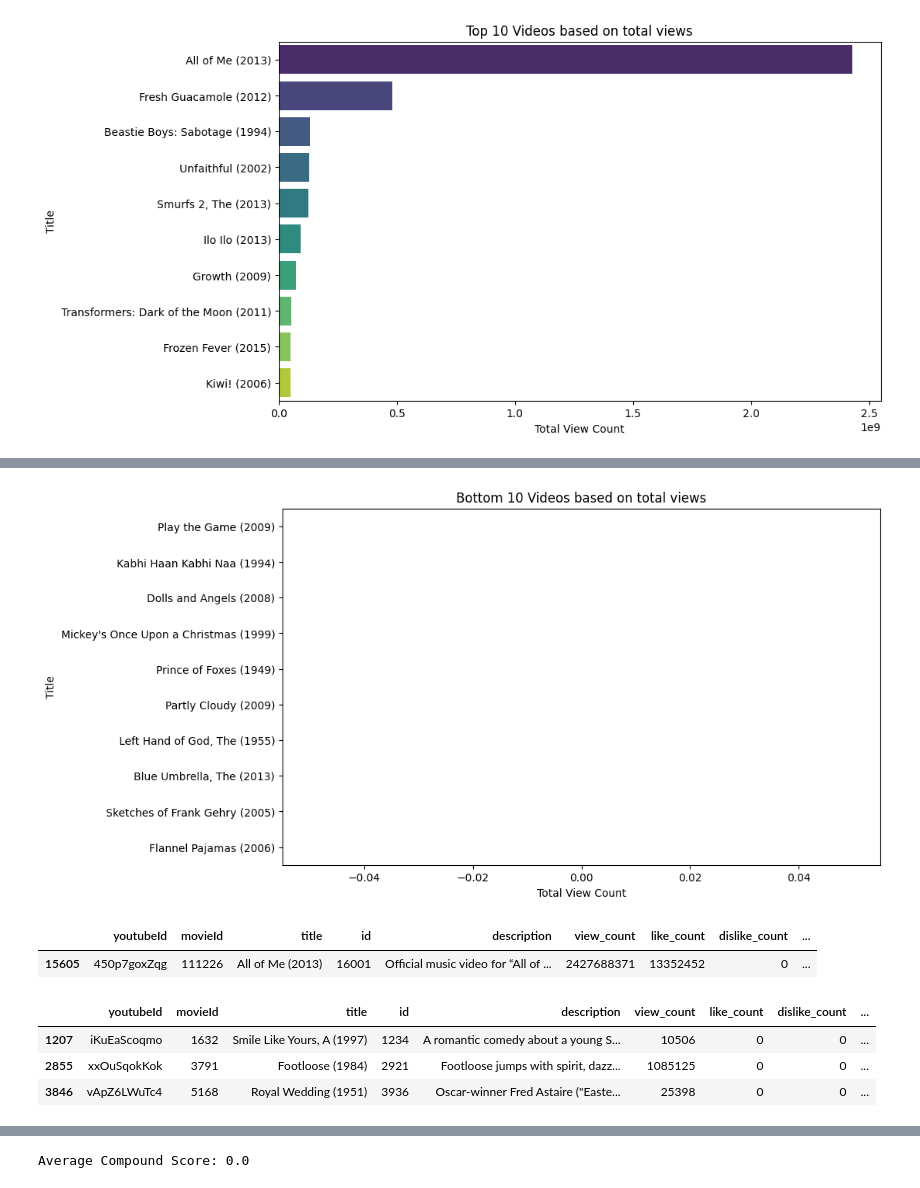
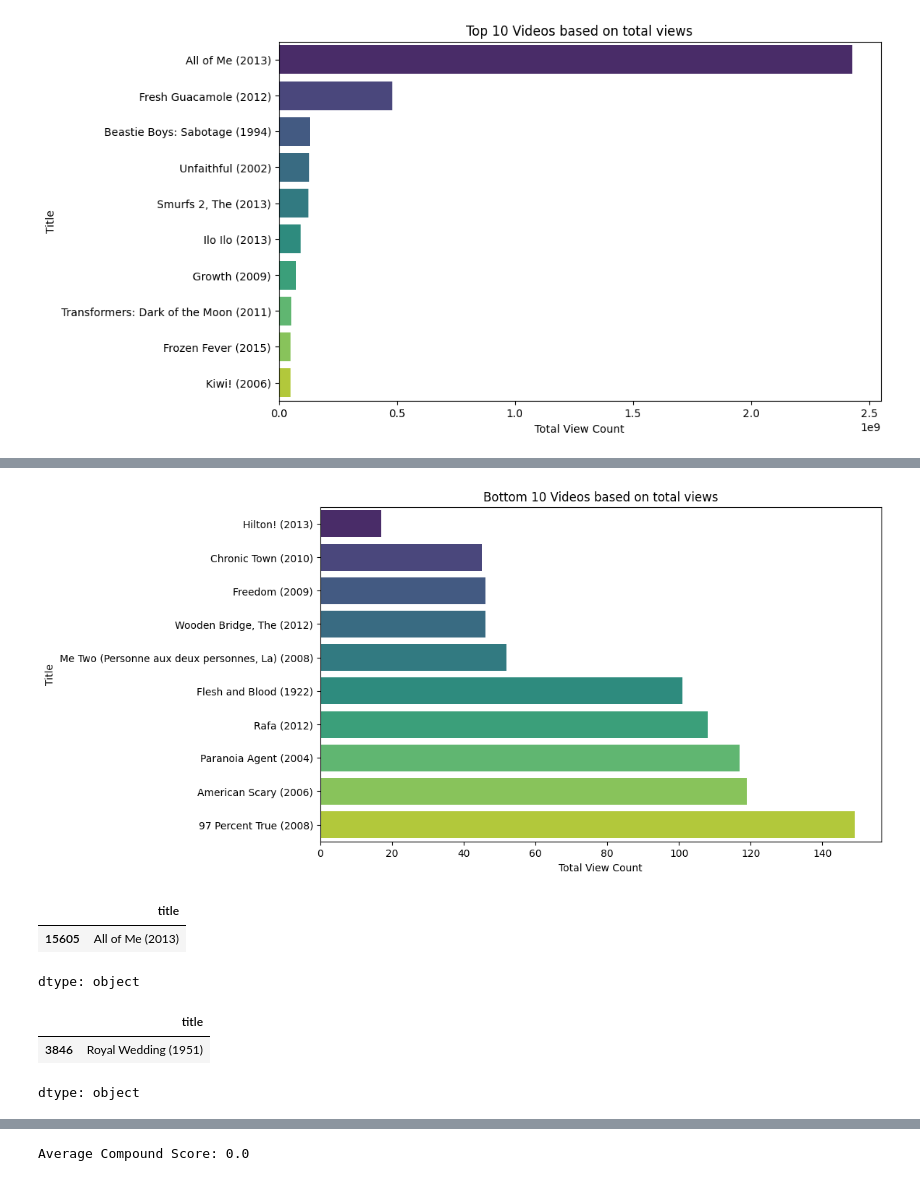
Before and after one commit to Shreyabaral/SocialMediaAnalytics, a Jupyter notebook: youtube_data_analysis.ipynb, the cells around one changed output, grey strips where cells are left out. Drawn from its saved outputs; the diff is of its cells as text; code cells hidden in the pictures.

Commit message:
Visualization Updated

```diff
--- a/youtube_data_analysis.ipynb
+++ b/youtube_data_analysis.ipynb
@@ -55,20 +55,3 @@ results_df.head()
 | 2 | 1 | 3LPANjHlPxo | Jumanji Trailer 1995\nDirector: J... | 199331 | 286 | 0 | 0 | PT2M48S | ... |
 | 3 | 2 | rEnOoWs3FuA | The more things change, the more ... | 224758 | 221 | 0 | 13 | PT1M52S | ... |
 | 4 | 3 | j9xml1CxgXI | Whitney Houston and Angela Basset... | 438325 | 0 | 0 | 0 | PT2M40S | ... |
-# %%
-'''
-results = []
-count=0
-for video_id in tqdm(data['youtubeId'][:50], desc="Processing Videos", unit="video"):
-
-    video_data = get_youtube_data(video_id)
-    if video_data:
-        results.append(video_data)
-        time.sleep(1)
-    else:
-      count+=1
-
-
-print(count)
-results_df = pd.DataFrame(results)
-'''
@@ -143,6 +156,12 @@ plt.show()
 [figure]
 # %%
 #A list of bottom 10 videos based on the total views
-results_df.sort_values(by='view_count', ascending=False).tail(10)
+
+# Filter the DataFrame for view_count greater than 0
+filtered_df = results_df[results_df['view_count'] > 0]
+
+# Sort the filtered DataFrame by view_count in ascending order and get the bottom 10
+bottom_10_videos = filtered_df.sort_values(by='view_count', ascending=True).head(10)
+bottom_10_videos.head(10)
 # %% [output]
 |  | youtubeId | movieId | title | id | description | view_count | like_count | dislike_count | ... |
@@ -159,27 +178,27 @@ results_df.sort_values(by='view_count', ascending=False).tail(10)
 # %%
 #bar diagram of bottom 10 videos based on total views
 plt.figure(figsize=(10, 6))
-sns.barplot(x='view_count', y='title', data=results_df.sort_values(by='view_count', ascending=False).tail(10), palette='viridis')
+sns.barplot(x='view_count', y='title', data=bottom_10_videos, palette='viridis')
 plt.title('Bottom 10 Videos based on total views')
 plt.xlabel('Total View Count')
 plt.ylabel('Title')
 plt.show()
 # %% [output]
-[figure, old version]
+[figure, new version]
 # %%
 #the most liked video
-results_df.sort_values(by='like_count', ascending=False).head(1)
+results_df.sort_values(by='like_count', ascending=False).head(1)['title']
 # %% [output]
-|  | youtubeId | movieId | title | id | description | view_count | like_count | dislike_count | ... |
-| 15605 | 450p7goxZqg | 111226 | All of Me (2013) | 16001 | Official music video for “All of ... | 2427688371 | 13352452 | 0 | ... |
+|  | title |
+| 15605 | All of Me (2013) |
+dtype: object
 # %%
 #the least liked video
-results_df.sort_values(by='like_count', ascending=False).tail(3)
+results_df.sort_values(by='like_count', ascending=False).tail(1)['title']
 # %% [output]
-|  | youtubeId | movieId | title | id | description | view_count | like_count | dislike_count | ... |
-| 1207 | iKuEaScoqmo | 1632 | Smile Like Yours, A (1997) | 1234 | A romantic comedy about a young S... | 10506 | 0 | 0 | ... |
-| 2855 | xxOuSqokKok | 3791 | Footloose (1984) | 2921 | Footloose jumps with spirit, dazz... | 1085125 | 0 | 0 | ... |
-| 3846 | vApZ6LWuTc4 | 5168 | Royal Wedding (1951) | 3936 | Oscar-winner Fred Astaire ("Easte... | 25398 | 0 | 0 | ... |
+|  | title |
+| 3846 | Royal Wedding (1951) |
+dtype: object
 # %%
 # Function to convert ISO 8601 duration to total minutes
 def convert_duration(duration):
```
Also changed, not shown: parts of 6 cells of this notebook.
